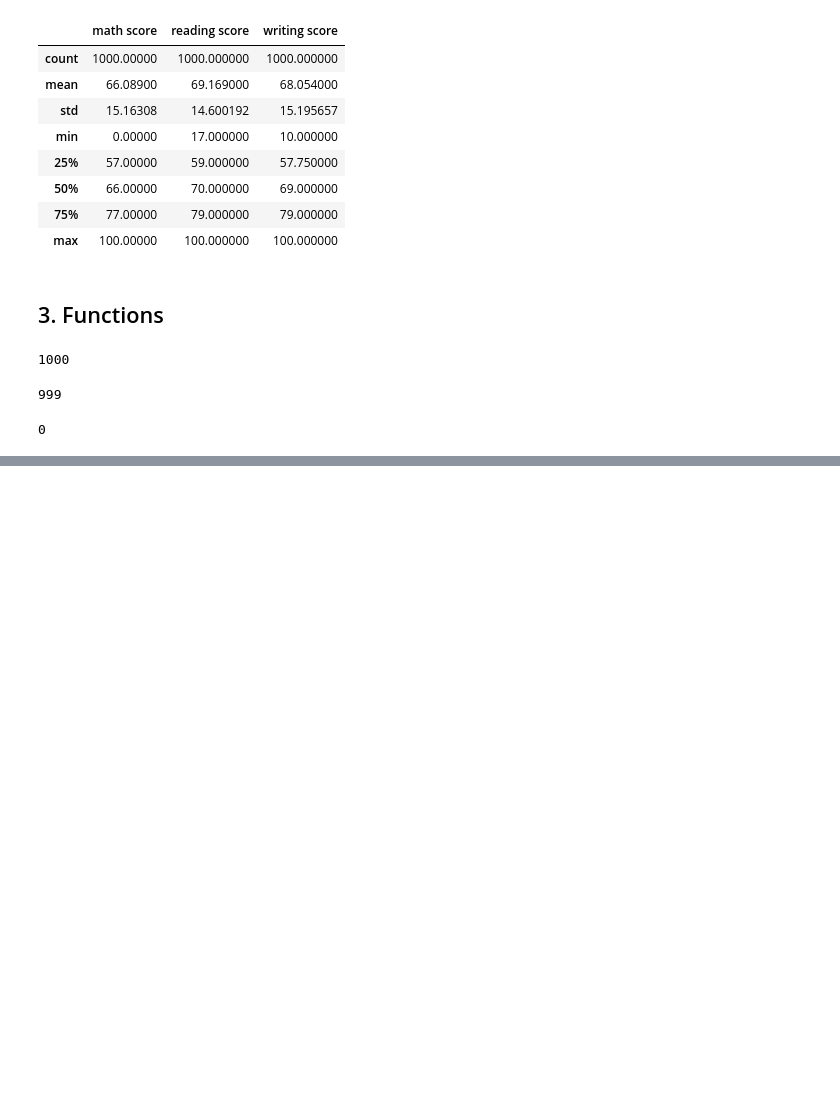
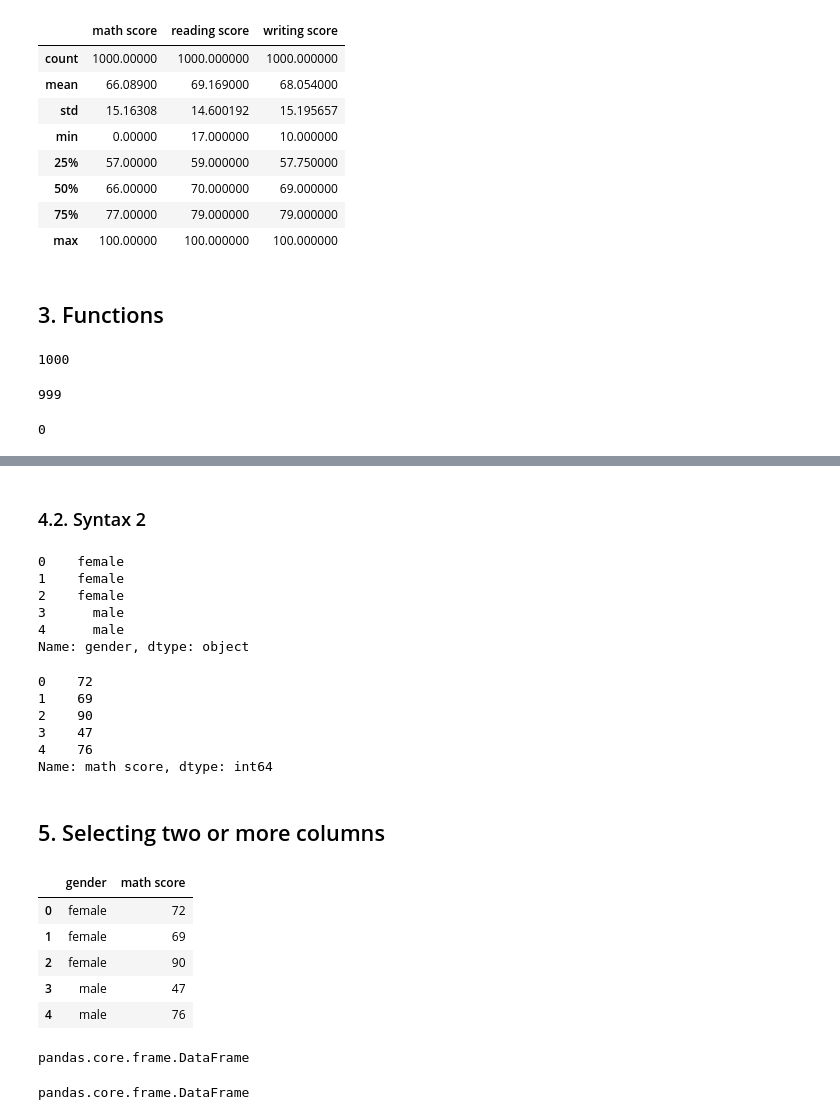
Before and after one commit to bruno-lima98/freeCodeCamp-course-ds, a Jupyter notebook: pandas_review.ipynb, the cells around one changed output, grey strips where cells are left out. Cells and saved outputs as stored; diff of their text form; code cells hidden in the pictures; blank space fills up the shorter version.

```diff
--- a/pandas_review.ipynb
+++ b/pandas_review.ipynb
@@ -165,0 +219,11 @@ min(df_exams.index)
+# %% [markdown]
+### 4.2. Syntax 2
+# %%
+df_exams.gender.head()
+# %% [output]
+0    female
+1    female
+2    female
+3      male
+4      male
+Name: gender, dtype: object
@@ -165,0 +232,31 @@ min(df_exams.index)
+# %%
+df_exams["math score"].head()
+# %% [output]
+0    72
+1    69
+2    90
+3    47
+4    76
+Name: math score, dtype: int64
+# %% [markdown]
+## 5. Selecting two or more columns
+# %%
+df_exams[["gender", "math score"]].head()
+# %% [output]
+|  | gender | math score |
+| 0 | female | 72 |
+| 1 | female | 69 |
+| 2 | female | 90 |
+| 3 | male | 47 |
+| 4 | male | 76 |
+# %%
+type(df_exams[["gender"]])
+# %% [output]
+pandas.core.frame.DataFrame
+# %%
+type(df_exams[["gender", "math score"]])
+
+## If I use [] to select one column -> series
+## If I use [[]] to select one column -> dataFrame
+# %% [output]
+pandas.core.frame.DataFrame
```
Also changed, not shown: parts of 31 cells of this notebook.
